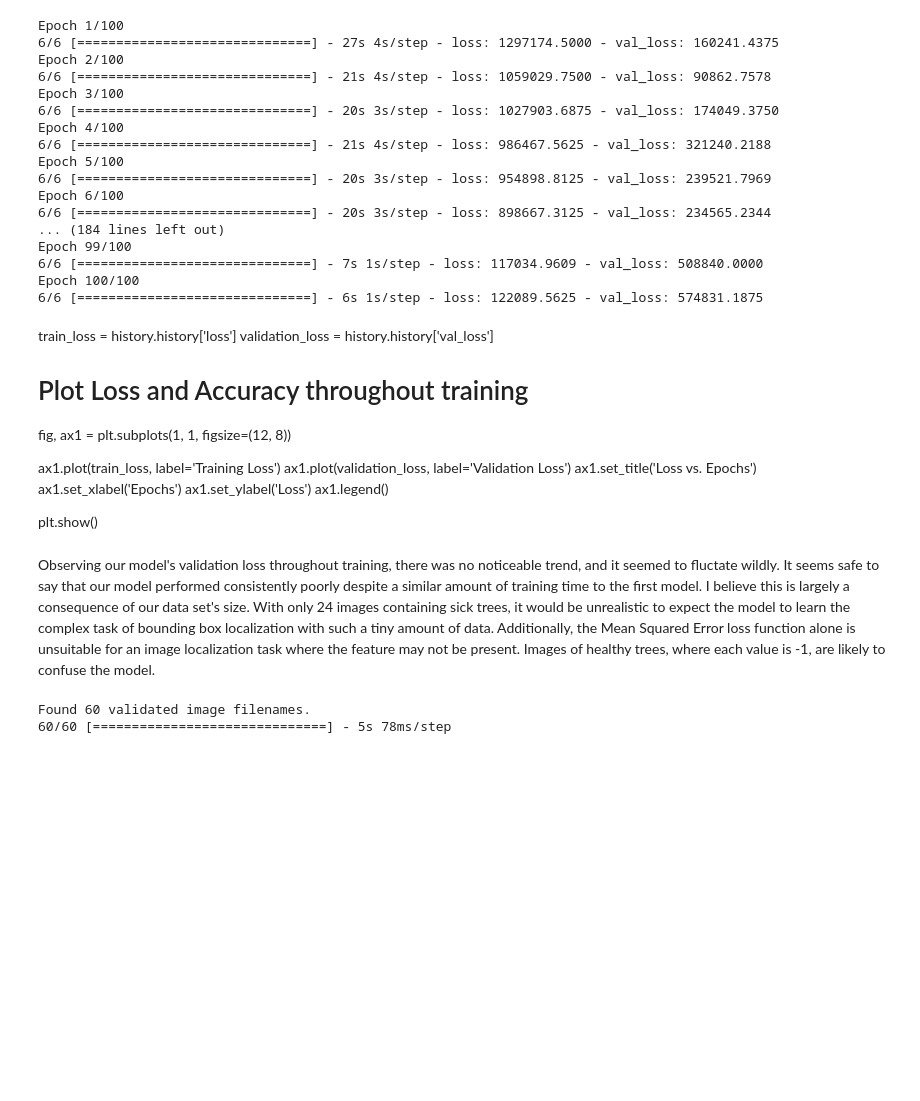
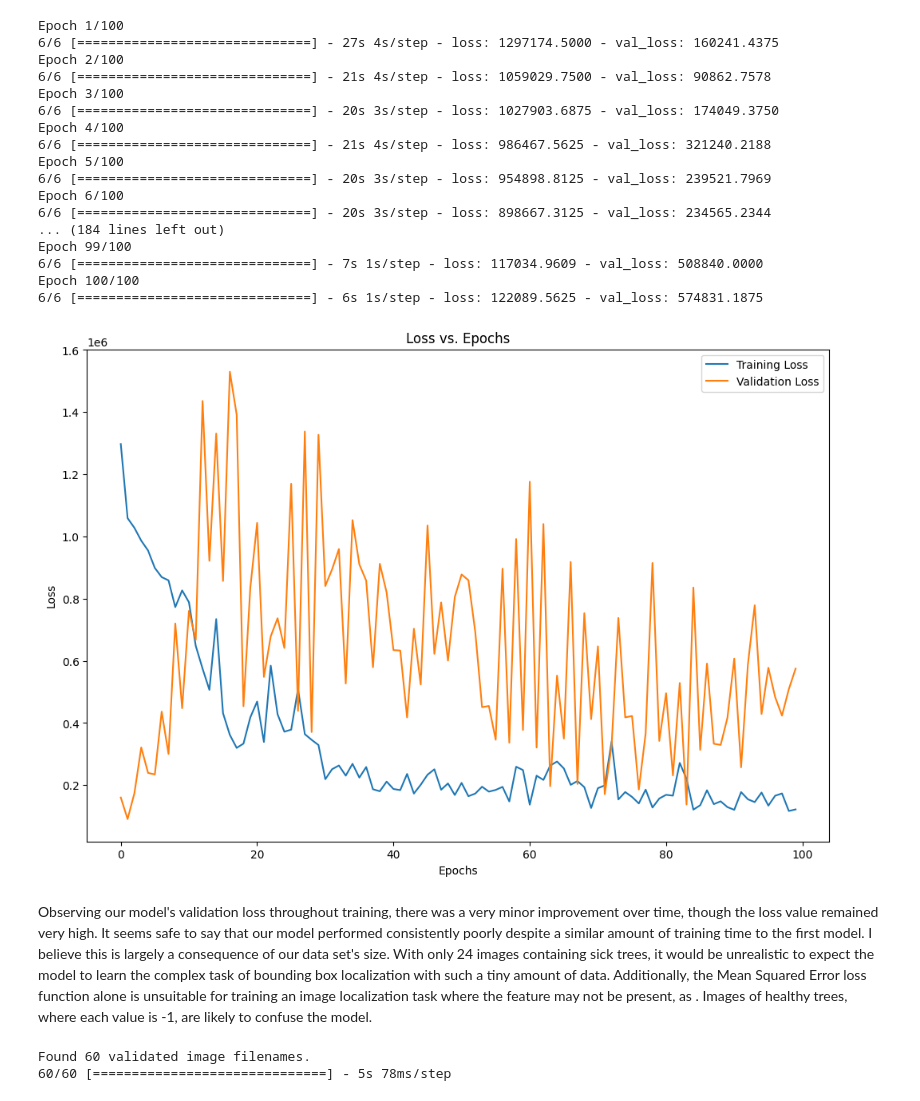
Before and after one commit to Cavesprout/ML-sick-tree-id, a Jupyter notebook: Checkpoint_2/Project_Checkpoint_3.ipynb, the cells around one changed output. Cells and saved outputs as stored; diff of their text form; code cells hidden in the pictures; blank space fills up the shorter version.

Commit message:
Fixed minor error

```diff
--- a/Checkpoint_2/Project_Checkpoint_3.ipynb
+++ b/Checkpoint_2/Project_Checkpoint_3.ipynb
@@ -554,23 +554,25 @@ Epoch 99/100
 6/6 [==============================] - 7s 1s/step - loss: 117034.9609 - val_loss: 508840.0000
 Epoch 100/100
 6/6 [==============================] - 6s 1s/step - loss: 122089.5625 - val_loss: 574831.1875
-# %% [markdown]
-train_loss = history.history['loss']
-validation_loss = history.history['val_loss']
-
-# Plot Loss and Accuracy throughout training
-fig, ax1 = plt.subplots(1, 1, figsize=(12, 8))
-
-ax1.plot(train_loss, label='Training Loss')
-ax1.plot(validation_loss, label='Validation Loss')
-ax1.set_title('Loss vs. Epochs')
-ax1.set_xlabel('Epochs')
-ax1.set_ylabel('Loss')
-ax1.legend()
-
-plt.show()
+# %%
+train_loss = history.history['loss']
+validation_loss = history.history['val_loss']
+
+# Plot Loss and Accuracy throughout training
+fig, ax1 = plt.subplots(1, 1, figsize=(12, 8))
+
+ax1.plot(train_loss, label='Training Loss')
+ax1.plot(validation_loss, label='Validation Loss')
+ax1.set_title('Loss vs. Epochs')
+ax1.set_xlabel('Epochs')
+ax1.set_ylabel('Loss')
+ax1.legend()
+
+plt.show()
+# %% [output]
+[figure, added]
 # %% [markdown]
-Observing our model's validation loss throughout training, there was no noticeable trend, and it seemed to fluctate wildly. It seems safe to say that our model performed consistently poorly despite a similar amount of training time to the first model. I believe this is largely a consequence of our data set's size. With only 24 images containing sick trees, it would be unrealistic to expect the model to learn the complex task of bounding box localization with such a tiny amount of data. Additionally, the Mean Squared Error loss function alone is unsuitable for an image localization task where the feature may not be present. Images of healthy trees, where each value is -1, are likely to confuse the model.
+Observing our model's validation loss throughout training, there was a very minor improvement over time, though the loss value remained very high. It seems safe to say that our model performed consistently poorly despite a similar amount of training time to the first model. I believe this is largely a consequence of our data set's size. With only 24 images containing sick trees, it would be unrealistic to expect the model to learn the complex task of bounding box localization with such a tiny amount of data. Additionally, the Mean Squared Error loss function alone is unsuitable for training an image localization task where the feature may not be present, as . Images of healthy trees, where each value is -1, are likely to confuse the model.
 # %%
 predict_datagen = ImageDataGenerator(
     rescale=1./255,
```
